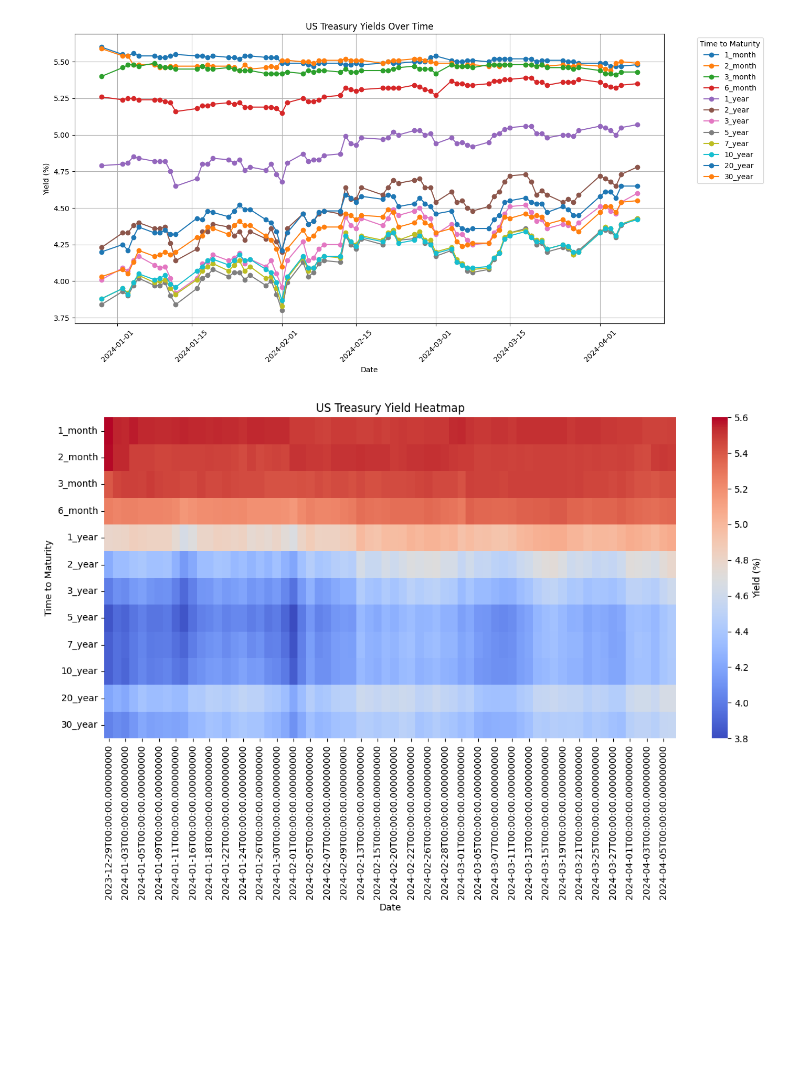
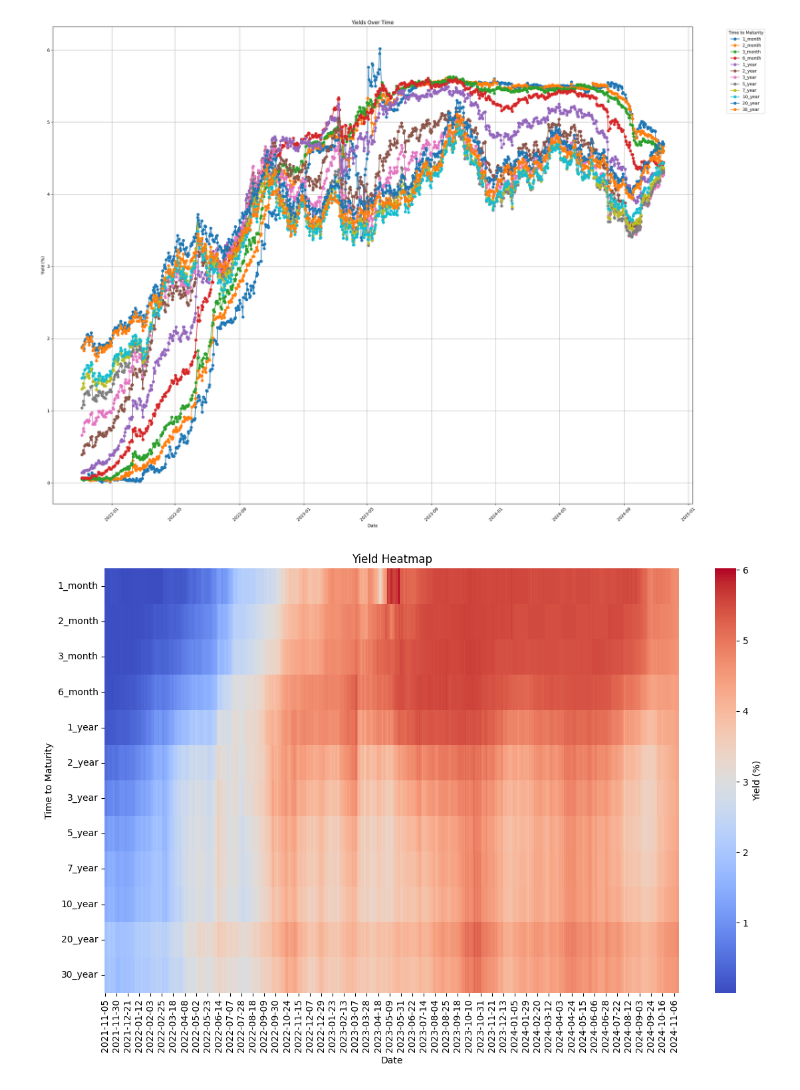
Before and after one commit to JRawlings66/Algorithmic-Trading-Warehouse-2024, a Jupyter notebook: Visulizations/DataVisuals.ipynb, the cells around one changed output. Saved outputs shown, nothing was run; the diff lists cells and outputs as text; code cells hidden in the pictures; blank space fills up the shorter version.

```diff
--- a/Visulizations/DataVisuals.ipynb
+++ b/Visulizations/DataVisuals.ipynb
@@ -4,32 +4,46 @@ import numpy as np
 import pandas as pd
 import seaborn as sns # Might not need this
 # %%
-filePath = "../data/Bonds-data.csv"
-data = pd.read_csv(filePath)
-
-print(data.head)
 
 
-data['date'] = pd.to_datetime(data['date'])
+# Updated file path
+filePath = "../data/bond_values.csv"
 
-# Select only the relevant columns
-yield_columns = ['1_month', '2_month', '3_month', '6_month', '1_year',
-                 '2_year', '3_year', '5_year', '7_year', '10_year',
-                 '20_year', '30_year']
-selected_data = data[['date'] + yield_columns]
+# Read the CSV file with semicolon delimiter and handle the quotes
+data = pd.read_csv(filePath, delimiter=';', quotechar='"')
 
-# Plot a line chart
-plt.figure(figsize=(14, 7))
-for column in yield_columns:
-    plt.plot(selected_data['date'], selected_data[column], marker='o', label=column)
+# Strip any leading or trailing spaces from the column names
+data.columns = data.columns.str.strip()
 
-plt.title("US Treasury Yields Over Time")
-plt.xlabel("Date")
-plt.ylabel("Yield (%)")
-plt.legend(title="Time to Maturity", bbox_to_anchor=(1.05, 1), loc='upper left')
-plt.grid()
-plt.xticks(rotation=45)
-plt.tight_layout()
-plt.savefig("Bonds.png")
-plt.show()
+# Print the first few rows to inspect the data
+print(data.head())
+
+# Check if the 'date' column is correctly recognized
+if 'date' not in data.columns:
+    print("The 'date' column is not found in the dataset!")
+else:
+    # Convert the 'date' column to datetime
+    data['date'] = pd.to_datetime(data['date'])
+    data['date'] = data['date'].dt.date
+
+    # Select only the relevant columns
+    yield_columns = ['1_month', '2_month', '3_month', '6_month', '1_year',
+                     '2_year', '3_year', '5_year', '7_year', '10_year',
+                     '20_year', '30_year']
+    selected_data = data[['date'] + yield_columns]
+
+    # Plot a line chart
+    plt.figure(figsize=(24, 17))
+    for column in yield_columns:
+        plt.plot(selected_data['date'], selected_data[column], marker='o', label=column)
+
+    plt.title("Yields Over Time")
+    plt.xlabel("Date")
+    plt.ylabel("Yield (%)")
+    plt.legend(title="Time to Maturity", bbox_to_anchor=(1.05, 1), loc='upper left')
+    plt.grid()
+    plt.xticks(rotation=45)
+    plt.tight_layout()
+    plt.savefig("Bonds.png")
+    plt.show()
 # %% [output]
@@ -53,15 +63,15 @@ plt.show()
-[figure, old version]
+[figure, new version]
 # %%
 heatmap_data = selected_data.set_index('date').T  # Transpose for easier heatmap plotting
 
 plt.figure(figsize=(12, 8))
 sns.heatmap(heatmap_data, annot=False, cmap="coolwarm", cbar_kws={"label": "Yield (%)"})
-plt.title("US Treasury Yield Heatmap")
+plt.title("Yield Heatmap")
 plt.xlabel("Date")
 plt.ylabel("Time to Maturity")
 plt.tight_layout()
 plt.show()
 # %% [output]
-[figure, old version]
+[figure, new version]
 # %%
 
```
Also changed, not shown: parts of 6 cells of this notebook.
